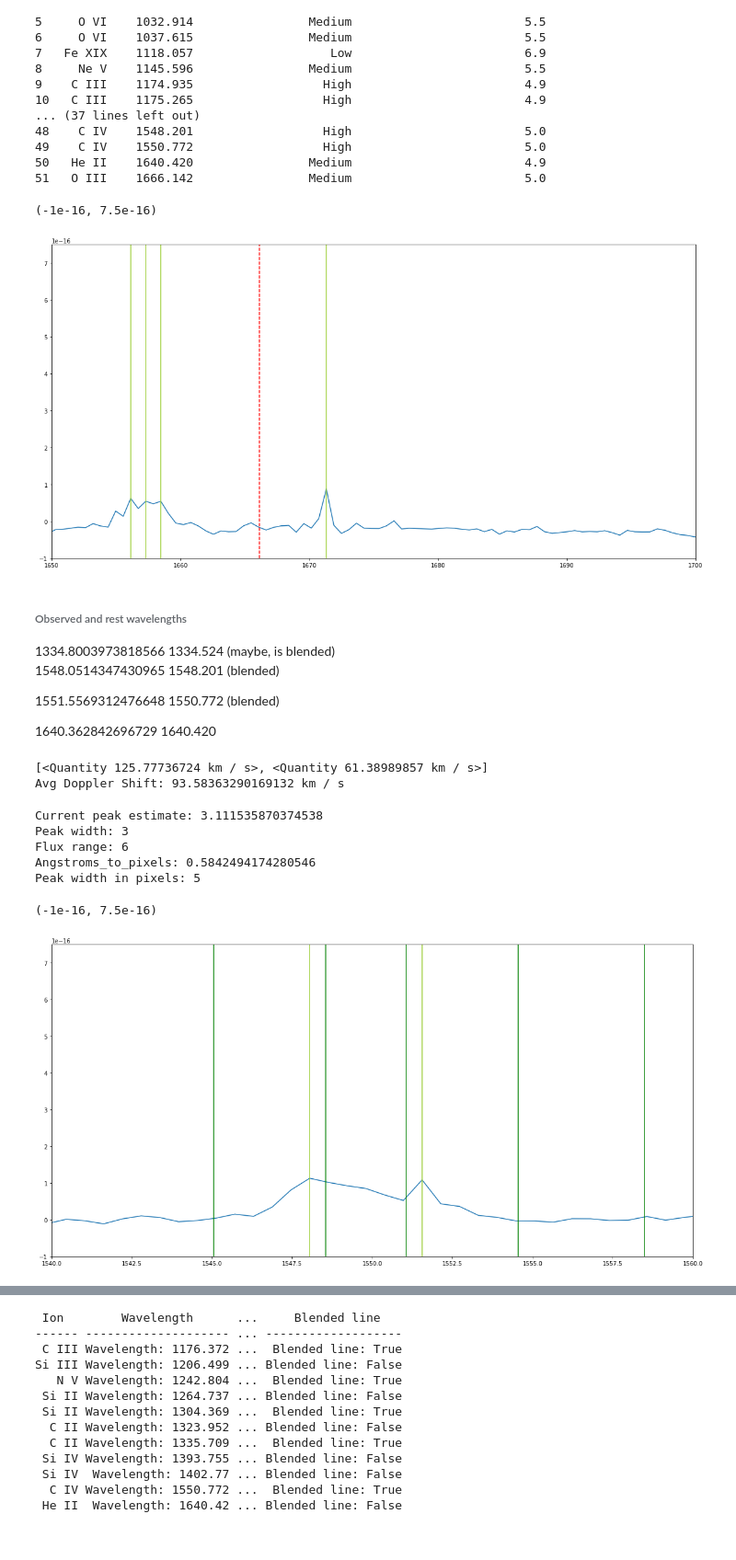
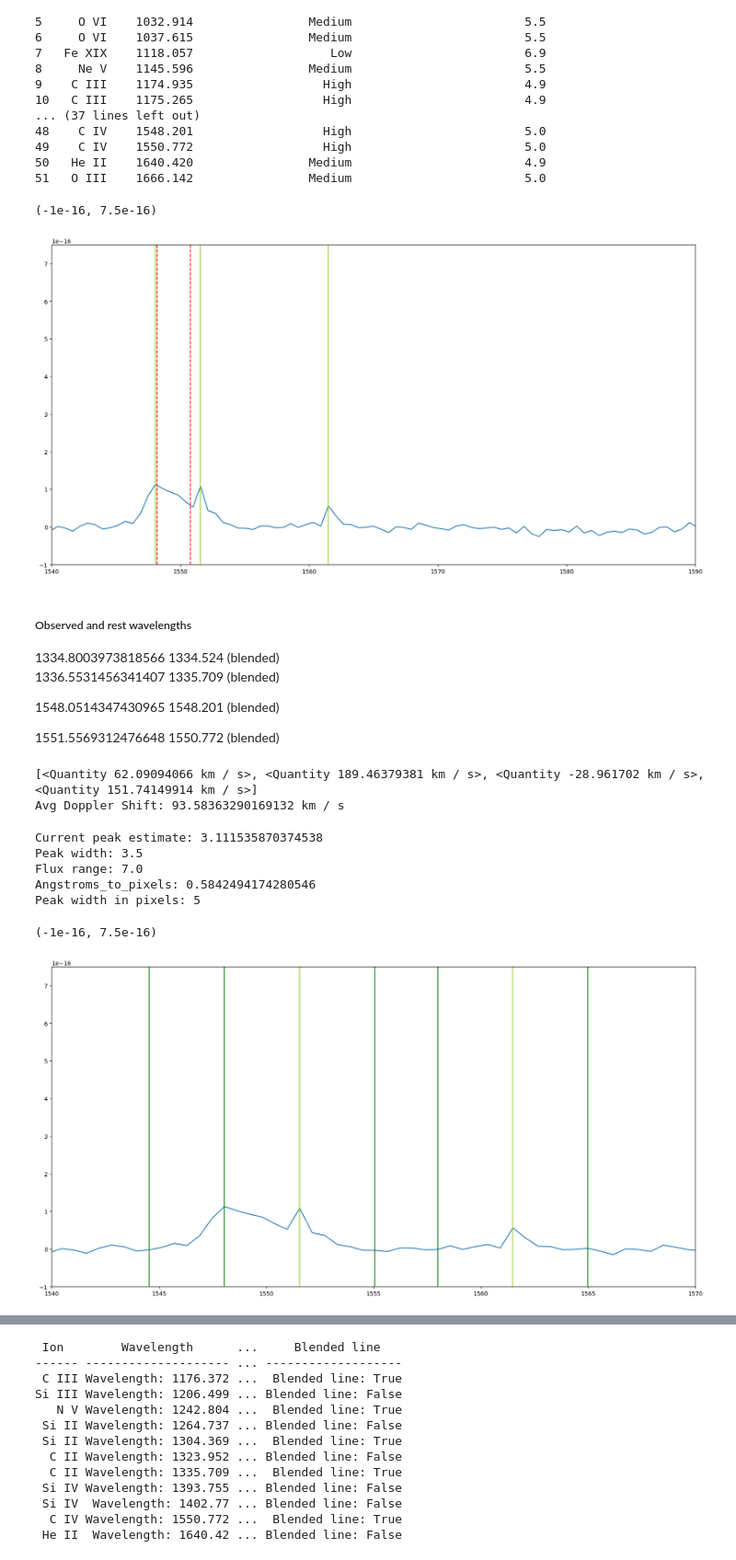
Before and after one commit to bellalongo/Star-Emission-Line-Flux, a Jupyter notebook: TOI-776/toi-776.ipynb, the cells around one changed output, grey strips where cells are left out. Shown at 92% size. Drawn from its saved outputs; the diff is of its cells as text; code cells hidden in the pictures.

```diff
--- a/TOI-776/toi-776.ipynb
+++ b/TOI-776/toi-776.ipynb
@@ -92,28 +92,30 @@ fig, ax = plt.subplots()
 ax.plot(w[mask], f[mask])
 fig.set_figheight(10)
 fig.set_figwidth(20)
+count = 0
 
 for line in df['Wavelength']:
-    if(line > 1160):
+    if(line > 1160) and (df['Likelihood to measure'][count] == "High"):
         plt.axvline(x = line, color = 'red', label = 'axvline - full height', linestyle = "--")
+    count+=1
 
 for peak in w[mask][peaks]:
     plt.axvline(x = peak, color = 'yellowgreen', label = 'axvline - full height')
 
-plt.xlim([1650, 1700]) # add +50
+plt.xlim([1540, 1590]) # add +50
 plt.ylim([-0.1e-15, 0.75e-15])
 # %% [output]
 (-1e-16, 7.5e-16)
-[figure, old version]
+[figure, new version]
 # %% [markdown]
-<h6>Observed and rest wavelengths </h6>
-1334.8003973818566		1334.524 (maybe, is blended)
+<h5>Observed and rest wavelengths </h5>
+1334.8003973818566		1334.524 (blended)
+
+1336.5531456341407      1335.709 (blended)
 
 1548.0514347430965      1548.201 (blended)
 
 1551.5569312476648		1550.772 (blended)
-
-1640.362842696729		1640.420
 <!-- 1336.7453071795508 1335.709
 
 1394.95524368089 1393.755
@@ -133,17 +135,18 @@ for i in range(0, len(rest_lam)):
     u_obs_lam = obs_lam[i] * u.AA
     dv.append(u_obs_lam.to(u.km/u.s,  equivalencies=u.doppler_optical(u_rest_lam)))
 
+print(dv)
+
 # Blended lines
 dv[0] = (dv[0] + dv[1])/2
 dv[1] = (dv[2] + dv[3])/2
 del dv[-2:]
-print(dv)
 
 
 dv_average = sum(dv)/(len(dv))
 print(f"Avg Doppler Shift: {dv_average}")
 # %% [output]
-[<Quantity 125.77736724 km / s>, <Quantity 61.38989857 km / s>]
+[<Quantity 62.09094066 km / s>, <Quantity 189.46379381 km / s>, <Quantity -28.961702 km / s>, <Quantity 151.74149914 km / s>]
 Avg Doppler Shift: 93.58363290169132 km / s
 # %%
 """
@@ -155,38 +158,38 @@ fig.set_figheight(10)
 fig.set_figwidth(20)
 
 # Make estimate
 avg_peak_width = (sum(properties['widths'])/len(properties['widths']))
 print(f"Current peak estimate: {avg_peak_width}")
 
 # Refine based on estimated
-peak_width = 3
+peak_width = 3.5
 print(f"Peak width: {peak_width}")
 
 # Make range
 flux_range = 2*peak_width
 print(f"Flux range: {flux_range}")
 
 # Flux range in pixels
 angstroms_to_pixels = w[1] - w[0] # NOTE! have to recalculate this number every time
 print(f"Angstroms_to_pixels: {angstroms_to_pixels}")
 peak_width_pixels = math.floor(peak_width/angstroms_to_pixels)
 print(f"Peak width in pixels: {peak_width_pixels}")
 
 for peak in w[mask][peaks]:
     plt.axvline(x = peak, color = 'yellowgreen', label = 'axvline - full height')
     plt.axvline(x = peak + peak_width, color = 'green', label = 'axvline - full height')
     plt.axvline(x = peak - peak_width, color = 'green', label = 'axvline - full height')
 
-plt.xlim([1540, 1560]) # add +60
+plt.xlim([1540, 1570]) # add +60
 plt.ylim([-0.1e-15, 0.75e-15])
 # %% [output]
 Current peak estimate: 3.111535870374538
-Peak width: 3
-Flux range: 6
+Peak width: 3.5
+Flux range: 7.0
 Angstroms_to_pixels: 0.5842494174280546
 Peak width in pixels: 5
 (-1e-16, 7.5e-16)
-[figure, old version]
+[figure, new version]
 # %%
 def wavelength_edges(w):
     """
```
Also changed, not shown: parts of 2 cells of this notebook, 1 other file.
